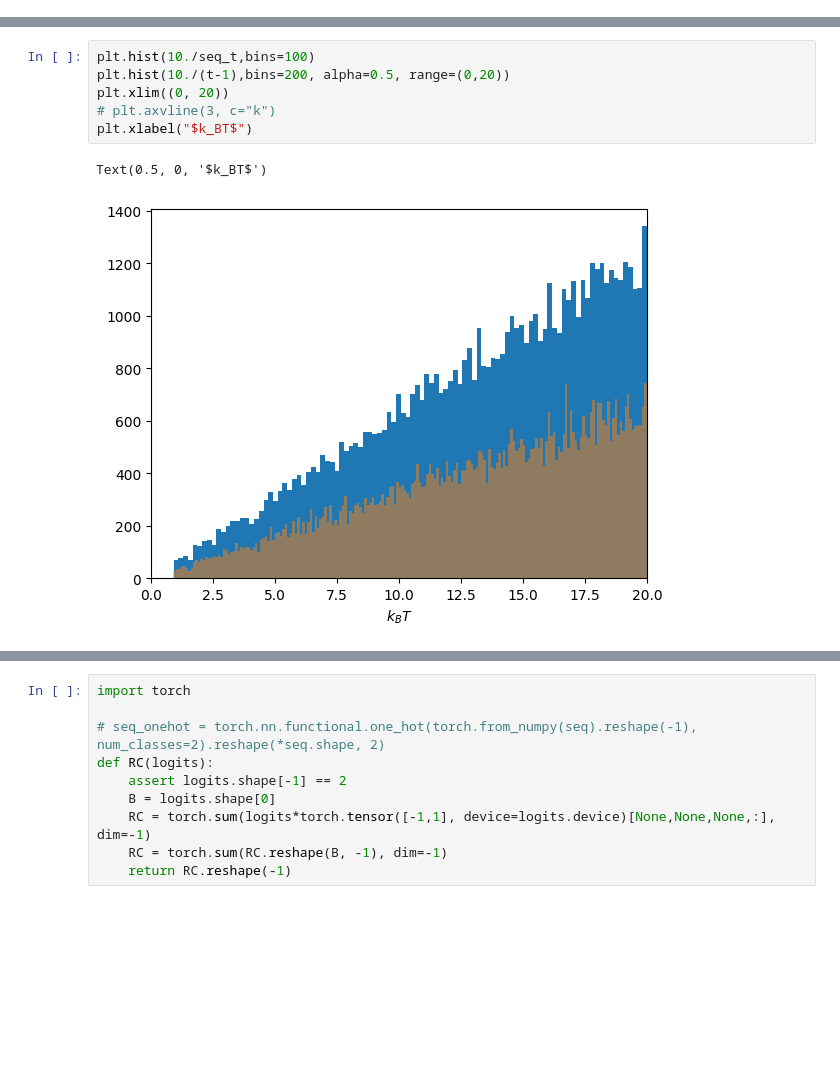
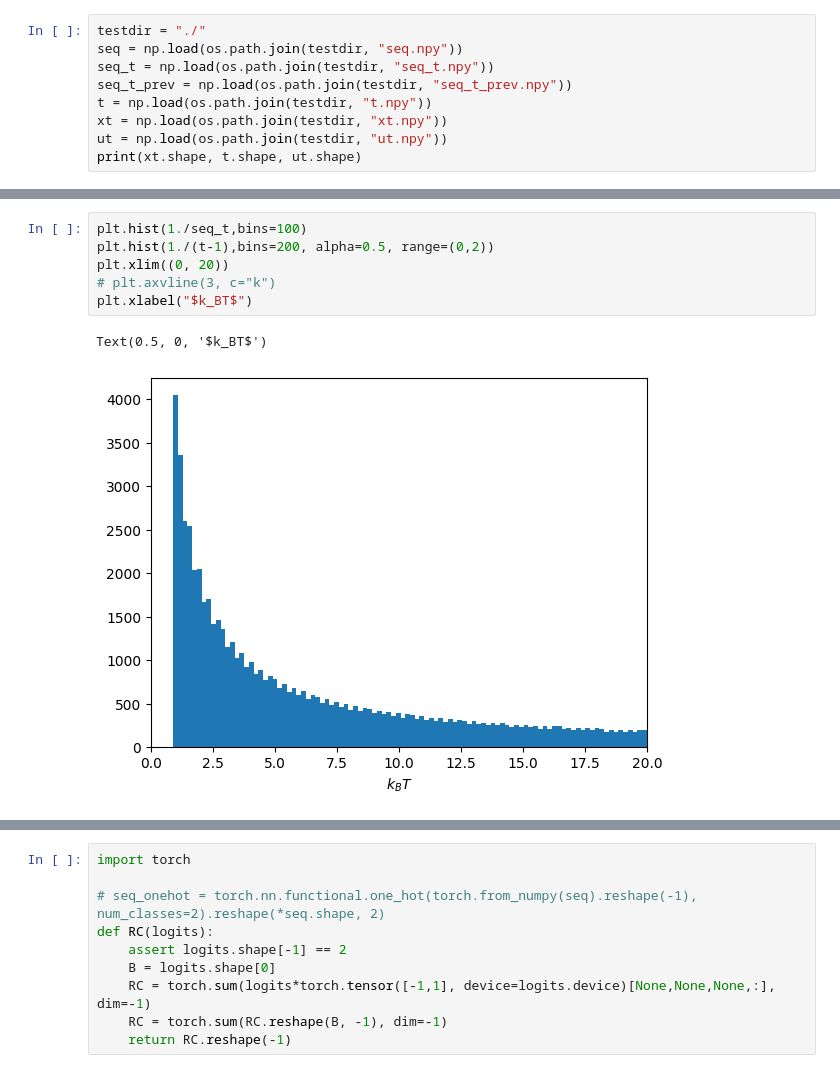
Before and after one commit to tuoping/alchemicalFES, a Jupyter notebook: testTempDiffusion.ipynb, the cells around one changed output, grey strips where cells are left out. Saved outputs shown, nothing was run; the diff lists cells and outputs as text; blank space fills up the shorter version.

```diff
--- a/testTempDiffusion.ipynb
+++ b/testTempDiffusion.ipynb
@@ -15,0 +7,9 @@ print(seq_t.min(), seq_t.max())
+# %%
+testdir = "./"
+seq = np.load(os.path.join(testdir, "seq.npy"))
+seq_t = np.load(os.path.join(testdir, "seq_t.npy"))
+seq_t_prev = np.load(os.path.join(testdir, "seq_t_prev.npy"))
+t = np.load(os.path.join(testdir, "t.npy"))
+xt = np.load(os.path.join(testdir, "xt.npy"))
+ut = np.load(os.path.join(testdir, "ut.npy"))
+print(xt.shape, t.shape, ut.shape)
@@ -24,10 +108,10 @@ Text(0, 0.5, '$\\alpha$-1')
 # %%
-plt.hist(10./seq_t,bins=100)
-plt.hist(10./(t-1),bins=200, alpha=0.5, range=(0,20))
+plt.hist(1./seq_t,bins=100)
+plt.hist(1./(t-1),bins=200, alpha=0.5, range=(0,2))
 plt.xlim((0, 20))
 # plt.axvline(3, c="k")
 plt.xlabel("$k_BT$")
 # %% [output]
 Text(0.5, 0, '$k_BT$')
-[figure, old version]
+[figure, new version]
 # %%
```
Also changed, not shown: parts of 20 cells of this notebook, 10 other files.
